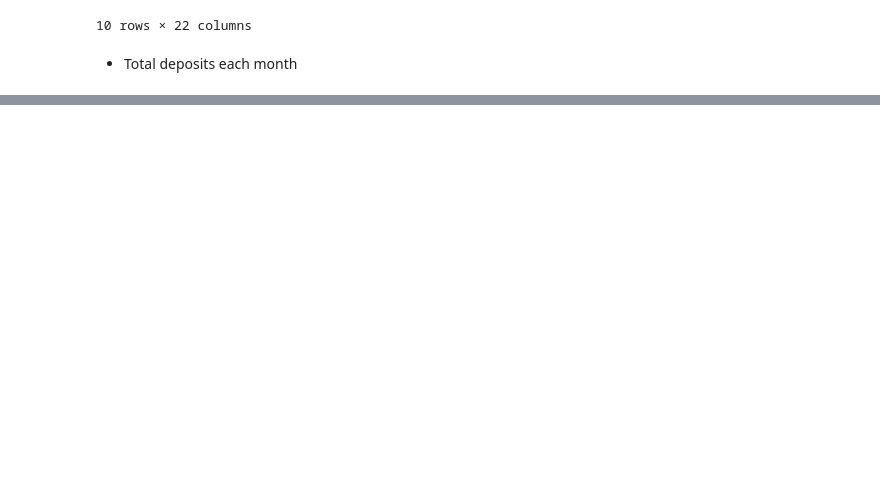
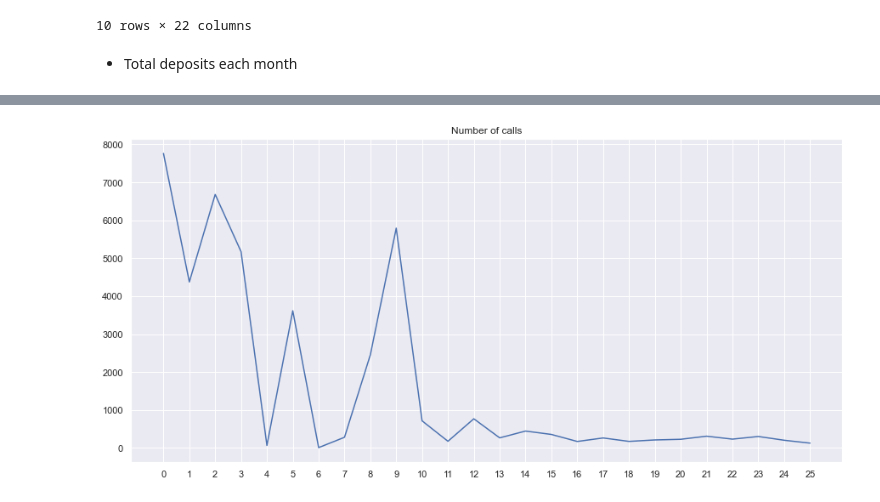
Before and after one commit to alsing/Bank-Marketing-UCI, a Jupyter notebook: notebooks/EDA.ipynb, the cells around one changed output, grey strips where cells are left out. Cells and saved outputs as stored; diff of their text form; code cells hidden in the pictures; blank space fills up the shorter version.

```diff
--- a/notebooks/EDA.ipynb
+++ b/notebooks/EDA.ipynb
@@ -309,0 +335,8 @@ Valid recall:  [0.40642722 0.39167455 0.40642722 0.40453686 0.4026465 ]
+# %%
+fig = plt.figure(figsize=(15, 7))
+plt.plot(bank_data.groupby(['ts_month'])['y'].count())
+plt.xticks(np.arange(26))
+plt.title('Number of calls')
+plt.show()
+# %% [output]
+[figure, added]
```
Also changed, not shown: parts of 54 cells of this notebook.
